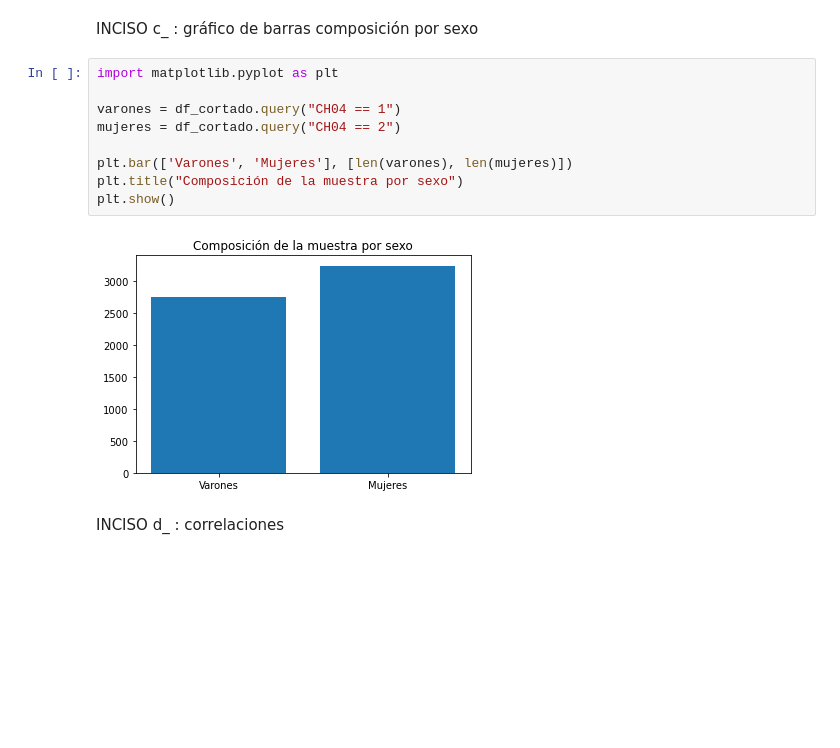
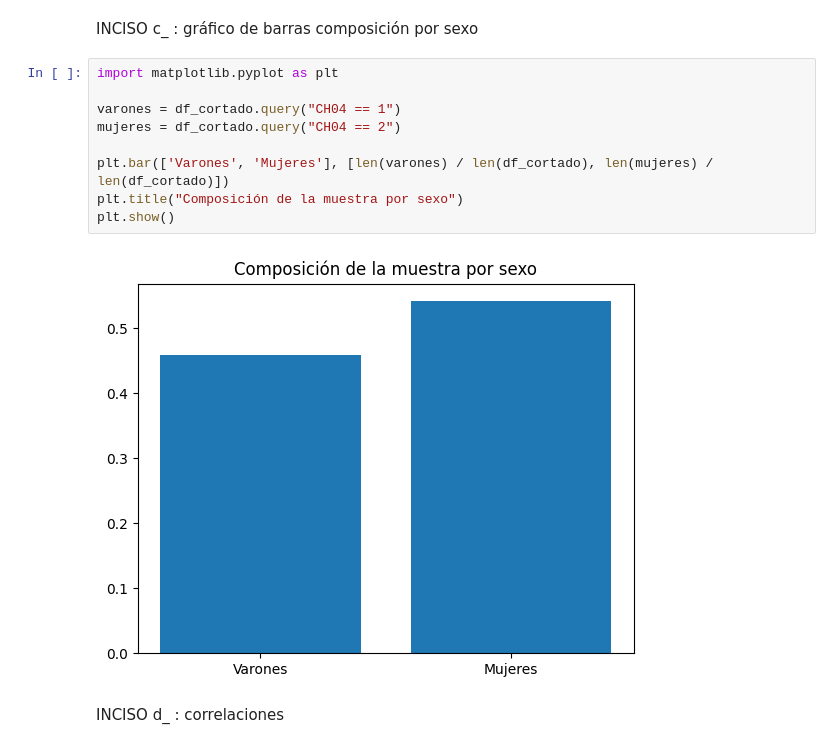
Before and after one commit to ferkrodriguez98/udesa-big-data, a Jupyter notebook: TP2 - Clasificación/TP2.ipynb, the cells around one changed output. Cells and saved outputs as stored; diff of their text form; blank space fills up the shorter version.

```diff
--- a/TP2 - Clasificación/TP2.ipynb
+++ b/TP2 - Clasificación/TP2.ipynb
@@ -55,14 +55,14 @@ INCISO c_ : gráfico de barras composición por sexo
 # %%
 import matplotlib.pyplot as plt
 
 varones = df_cortado.query("CH04 == 1")
 mujeres = df_cortado.query("CH04 == 2")
 
-plt.bar(['Varones', 'Mujeres'], [len(varones), len(mujeres)])
+plt.bar(['Varones', 'Mujeres'], [len(varones) / len(df_cortado), len(mujeres) / len(df_cortado)])
 plt.title("Composición de la muestra por sexo")
 plt.show()
 # %% [output]
-[figure, old version]
+[figure, new version]
 # %% [markdown]
 INCISO d_ : correlaciones
 # %%
```
Also changed, not shown: parts of 14 cells of this notebook, 5 other files.
